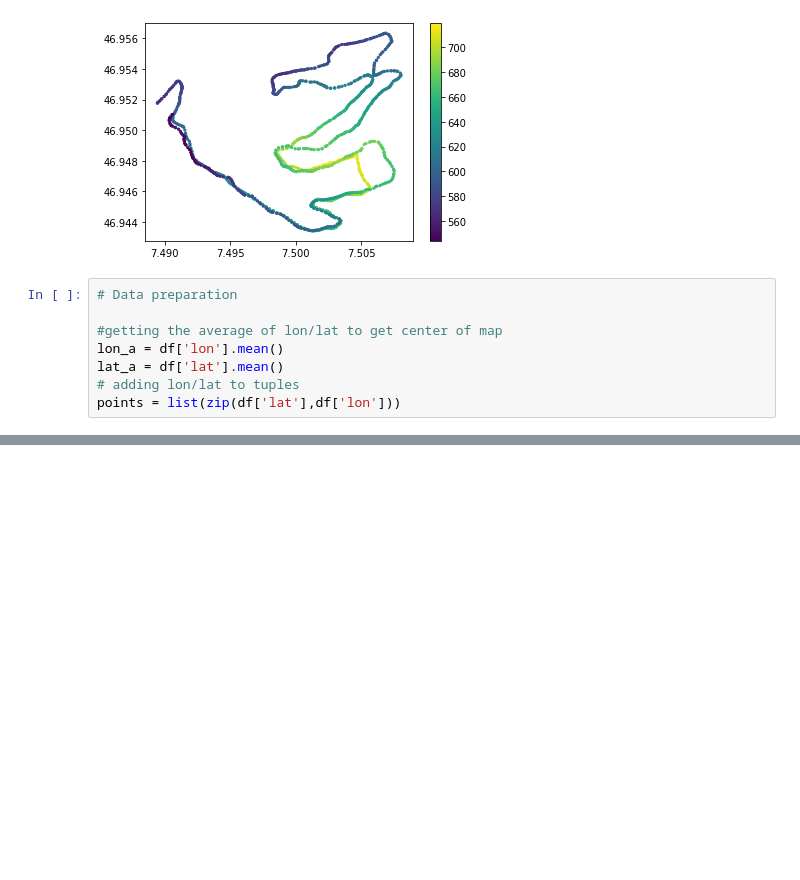
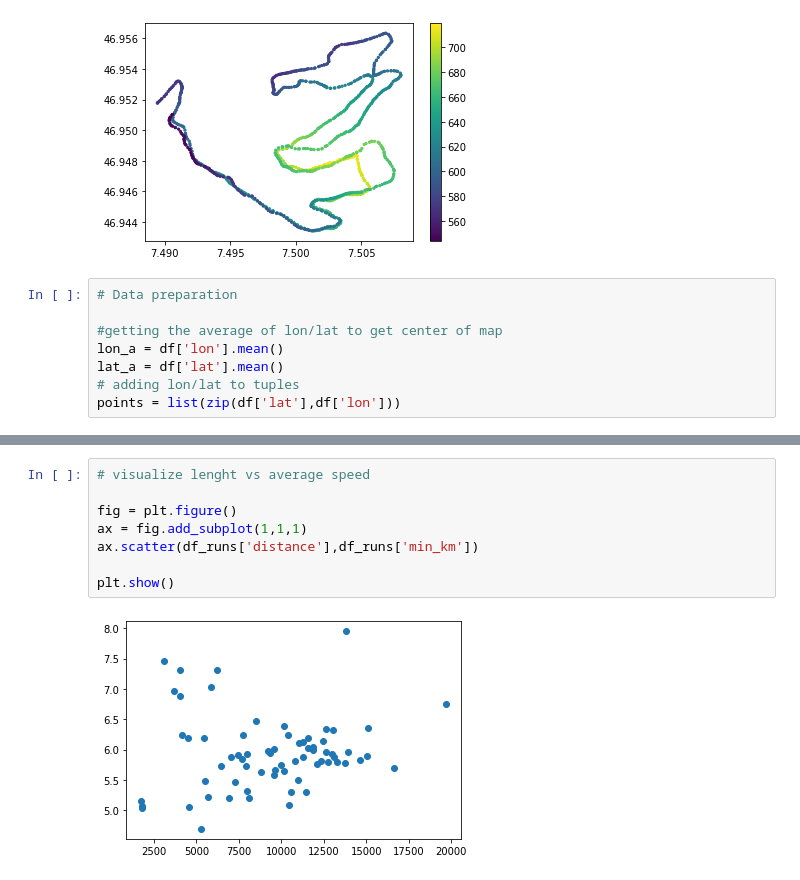
Before and after one commit to lukasreber/gdv, a Jupyter notebook: geospatialdata.ipynb, the cells around one changed output, grey strips where cells are left out. Cells and saved outputs as stored; diff of their text form; blank space fills up the shorter version.

```diff
--- a/geospatialdata.ipynb
+++ b/geospatialdata.ipynb
@@ -73,0 +282,10 @@ map
+# %%
+# visualize lenght vs average speed
+
+fig = plt.figure()
+ax = fig.add_subplot(1,1,1)
+ax.scatter(df_runs['distance'],df_runs['min_km'])
+
+plt.show()
+# %% [output]
+[figure, added]
```
Also changed, not shown: parts of 26 cells of this notebook, 4 other files.
